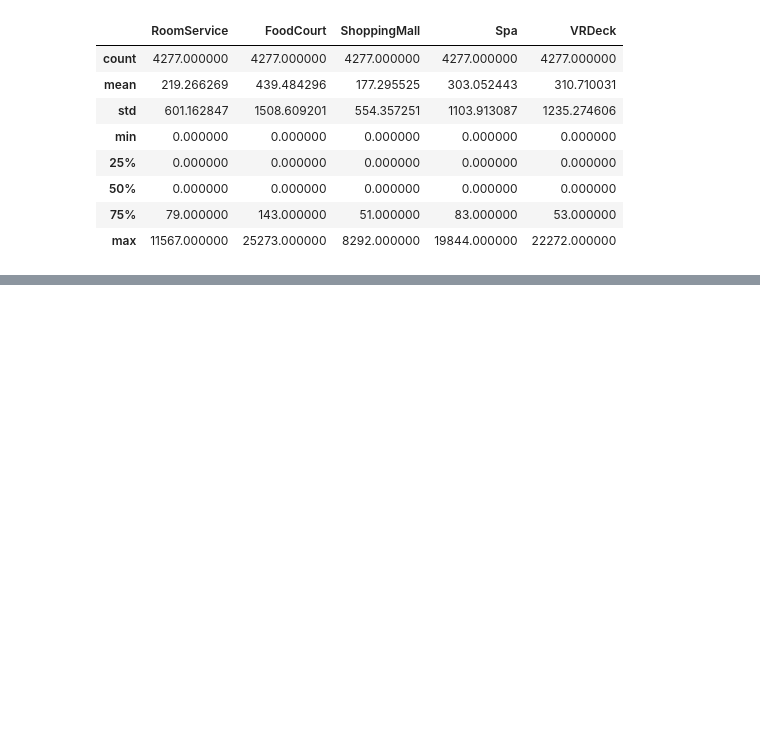
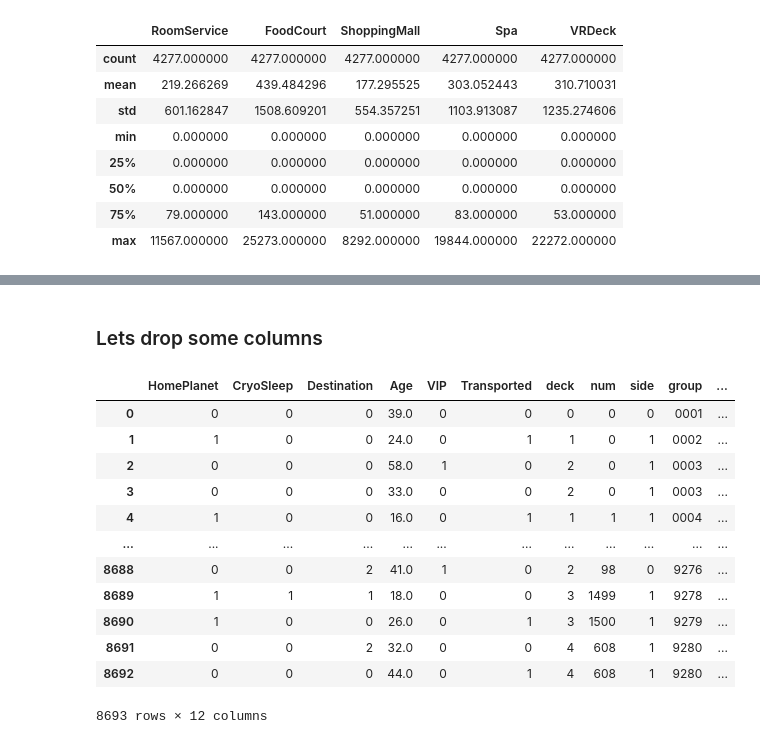
Before and after one commit to abdelazizSalah/Machine-Learning-Track, a Jupyter notebook: 180Course/session5/Assignment/titanicSpaceShip.ipynb, the cells around one changed output, grey strips where cells are left out. Saved outputs shown, nothing was run; the diff lists cells and outputs as text; code cells hidden in the pictures; blank space fills up the shorter version.

```diff
--- a/180Course/session5/Assignment/titanicSpaceShip.ipynb
+++ b/180Course/session5/Assignment/titanicSpaceShip.ipynb
@@ -203,0 +291,3 @@ test_df.head()
+# %%
+train_df.VIP = train_df.VIP.map(cryoMapping)
+test_df.VIP = test_df.VIP.map(cryoMapping)
@@ -203,0 +373,13 @@ test_df.head()
+# %%
+deckMap = {'B':0,
+            'F':1,
+            'A':2,
+            'G':3,
+            'E':4,
+            'D':5,
+            'C':6,
+            'T':7,
+              }
+
+train_df.deck =train_df.deck.map(deckMap)
+test_df.deck =test_df.deck.map(deckMap)
@@ -203,0 +390,5 @@ test_df.head()
+# %%
+sideMap = {'P':0, 'S' : 1}
+
+train_df.side = train_df.side.map(sideMap)
+test_df.side = test_df.side.map(sideMap)
@@ -203,0 +403,4 @@ test_df.head()
+# %%
+train_df['totalCost'] = train_df.VRDeck + train_df.Spa + train_df.ShoppingMall + train_df.FoodCourt + train_df.RoomService
+test_df['totalCost'] = test_df.VRDeck + test_df.Spa + test_df.ShoppingMall + test_df.FoodCourt + test_df.RoomService
+train_df
@@ -203,0 +421,22 @@ test_df.head()
+# %% [markdown]
+### Lets drop some columns
+# %%
+cols = ['RoomService',	'FoodCourt',	'ShoppingMall',	'Spa',	'VRDeck',	'Name','PassengerId', 'Cabin',]
+
+train_df.drop(columns=cols, inplace=True)
+test_df.drop(columns=cols, inplace=True)
+train_df
+# %% [output]
+|  | HomePlanet | CryoSleep | Destination | Age | VIP | Transported | deck | num | side | group | ... |
+| 0 | 0 | 0 | 0 | 39.0 | 0 | 0 | 0 | 0 | 0 | 0001 | ... |
+| 1 | 1 | 0 | 0 | 24.0 | 0 | 1 | 1 | 0 | 1 | 0002 | ... |
+| 2 | 0 | 0 | 0 | 58.0 | 1 | 0 | 2 | 0 | 1 | 0003 | ... |
+| 3 | 0 | 0 | 0 | 33.0 | 0 | 0 | 2 | 0 | 1 | 0003 | ... |
+| 4 | 1 | 0 | 0 | 16.0 | 0 | 1 | 1 | 1 | 1 | 0004 | ... |
+| ... | ... | ... | ... | ... | ... | ... | ... | ... | ... | ... | ... |
+| 8688 | 0 | 0 | 2 | 41.0 | 1 | 0 | 2 | 98 | 0 | 9276 | ... |
+| 8689 | 1 | 1 | 1 | 18.0 | 0 | 0 | 3 | 1499 | 1 | 9278 | ... |
+| 8690 | 1 | 0 | 0 | 26.0 | 0 | 1 | 3 | 1500 | 1 | 9279 | ... |
+| 8691 | 0 | 0 | 2 | 32.0 | 0 | 0 | 4 | 608 | 1 | 9280 | ... |
+| 8692 | 0 | 0 | 0 | 44.0 | 0 | 1 | 4 | 608 | 1 | 9280 | ... |
+8693 rows × 12 columns
```
Also changed, not shown: parts of 43 cells of this notebook, 1 other file.
